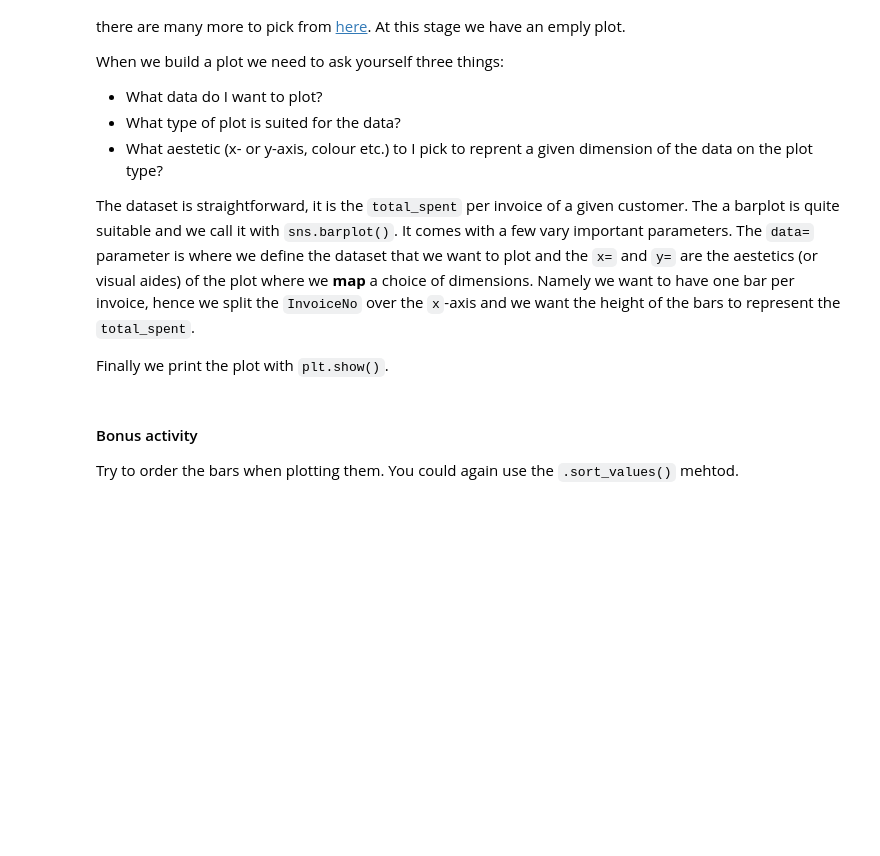
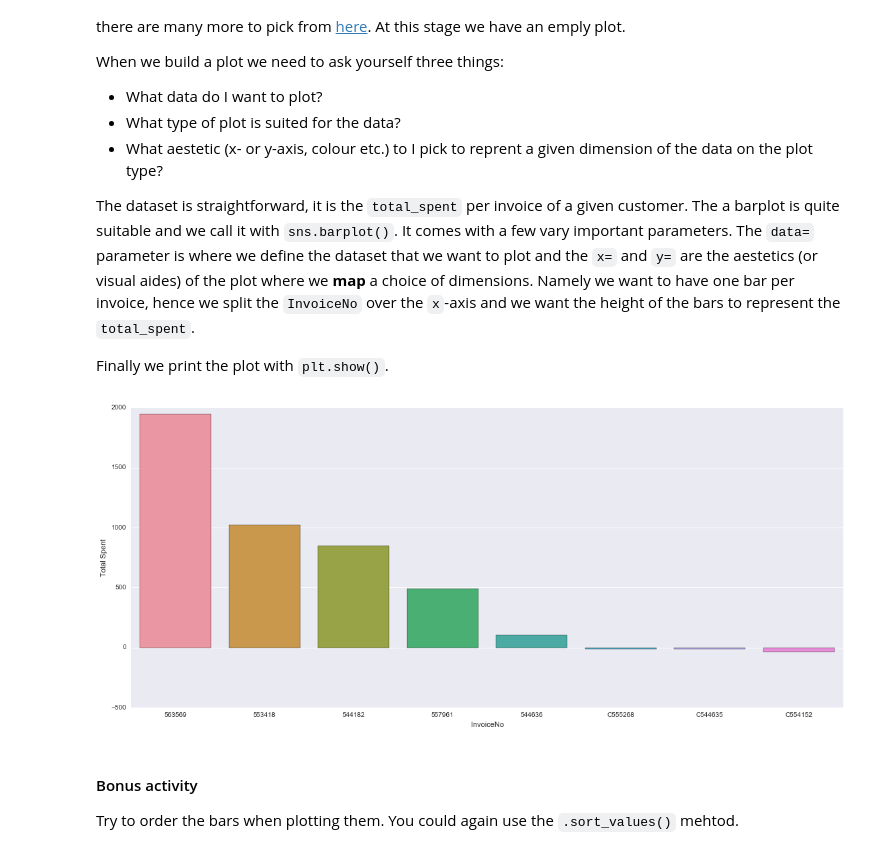
Before and after one commit to FKrauss/intro-to-datascience, a Jupyter notebook: notebooks/day1.ipynb, the cells around one changed output. Cells and saved outputs as stored; diff of their text form; code cells hidden in the pictures; blank space fills up the shorter version.

```diff
--- a/notebooks/day1.ipynb
+++ b/notebooks/day1.ipynb
@@ -60,3 +65,8 @@ In a first step we load the dataset with `pandas`. To achieve this you will use
 At a first stage, the data has only been loaded. Let's have a look at the top few lines - we can use the `.head()` method to achieve this.
 # %%
 # Import the data and explore the first few rows
+
+retail = pd.read_csv('data/online_retail.csv', parse_dates=['InvoiceDate'])
+
+# shows the first few rows
+retail.head()
@@ -161,3 +294,6 @@ Knowing the total spend for one invoice is good, but this will not teach us much
 You will first have to select all the rows in the table that are associated with the customer vis the `CustomerID` column.
 # %%
 # Filter out and display the rows for the customer 18257
+customer_hist = retail[retail['CustomerID'] == 18257]
+
+print customer_hist.apply(pd.Series.nunique)
@@ -213,3 +372,5 @@ For the grouping, we can use a very handy function of `pandas` allows to go thou
 The group `.groupby()` call is very simple, we just need to specify the column that we would want to group by. In this case it is the `InvoiceNo` (Note: you can also group by multiple columns and we will see that a bit later on).
 # %%
 # Group the customers history by its 'InvoiceNo's and display the output
+grouped_customer_history = customer_hist.groupby('InvoiceNo')
+grouped_customer_history.head()
@@ -247,7 +426,8 @@ We can now `.apply()` it to our grouped `pd.DataFrame`.
 ![Apply the total_spent function](img/online_retail_apply_total_spent.png)
 # %%
 # Apply the total_spent() function on the grouped customers
-
+customer_spent = grouped_customer_history.apply(total_spent)
 # Reset the index
-
+customer_spent = customer_spent.reset_index()
 # Display the first few rows
+customer_spent.head()
@@ -290,3 +486,12 @@ Finally we print the plot with `plt.show()`.
+# %%
+# Create the barplot of the total spent per invoice number
+plt.figure(figsize=(19,8))
+# the data attribute is the dataframe from which you pull the data from. x and y are a the columns you'll plot
+ax = sns.barplot(x='InvoiceNo', y='total_spent', data=customer_spent.sort_values('total_spent', ascending=False))
+ax.set(xlabel='InvoiceNo', ylabel='Total Spent')
+plt.show()
+# %% [output]
+[figure, added]
 # %% [markdown]
 #### Bonus activity
 
```
Also changed, not shown: parts of 68 cells of this notebook, 1 other file.
